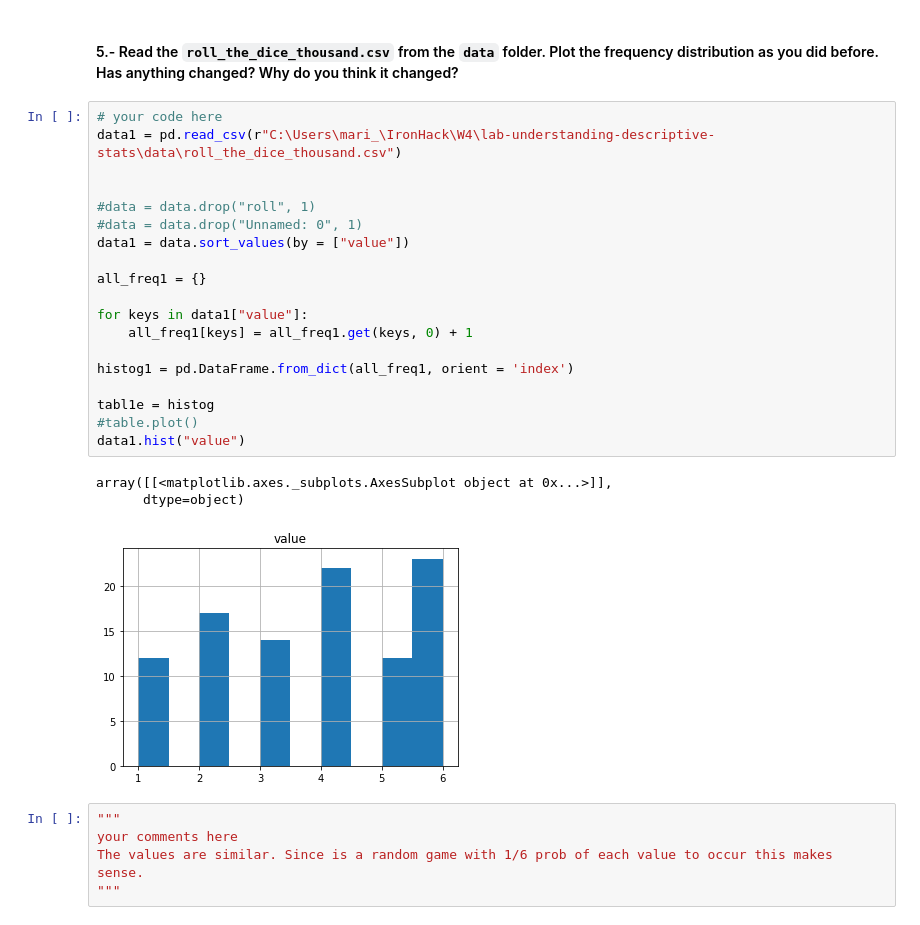
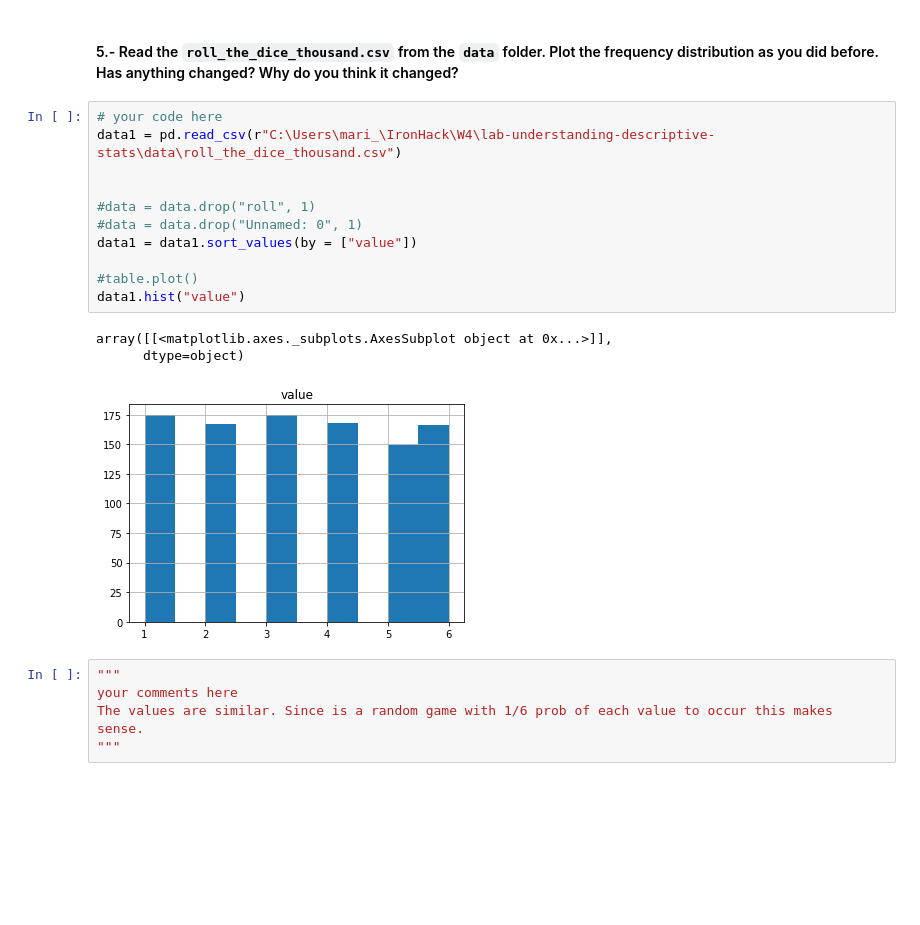
Before and after one commit to ta-data-lis/lab-understanding-descriptive-stats, a Jupyter notebook: your-code/main.ipynb, the cells around one changed output. Cells and saved outputs as stored; diff of their text form; blank space fills up the shorter version.

```diff
--- a/your-code/main.ipynb
+++ b/your-code/main.ipynb
@@ -223,26 +223,18 @@ your comments here
 # %%
 # your code here
 data1 = pd.read_csv(r"C:\Users\mari_\IronHack\W4\lab-understanding-descriptive-stats\data\roll_the_dice_thousand.csv")
 
 
 #data = data.drop("roll", 1)
 #data = data.drop("Unnamed: 0", 1)
-data1 = data.sort_values(by = ["value"])
+data1 = data1.sort_values(by = ["value"])
 
-all_freq1 = {}
-
-for keys in data1["value"]:
-    all_freq1[keys] = all_freq1.get(keys, 0) + 1
-
-histog1 = pd.DataFrame.from_dict(all_freq1, orient = 'index')
-
-tabl1e = histog
 #table.plot()
 data1.hist("value")
 # %% [output]
 array([[<matplotlib.axes._subplots.AxesSubplot object at 0x...>]],
       dtype=object)
-[figure, old version]
+[figure, new version]
 # %%
 """
 your comments here
```
Also changed, not shown: parts of 1 cell of this notebook.
